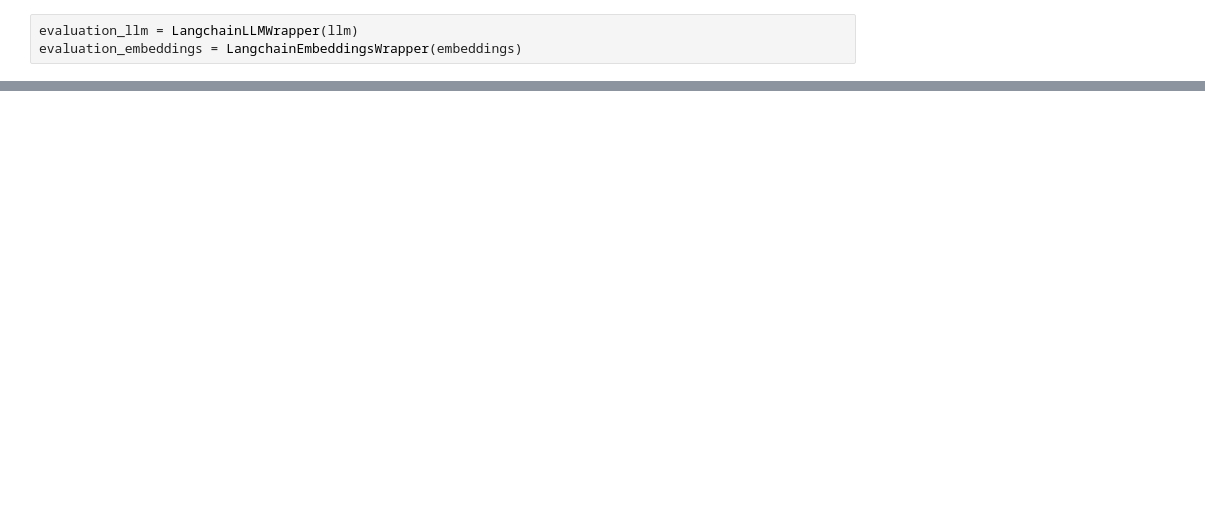
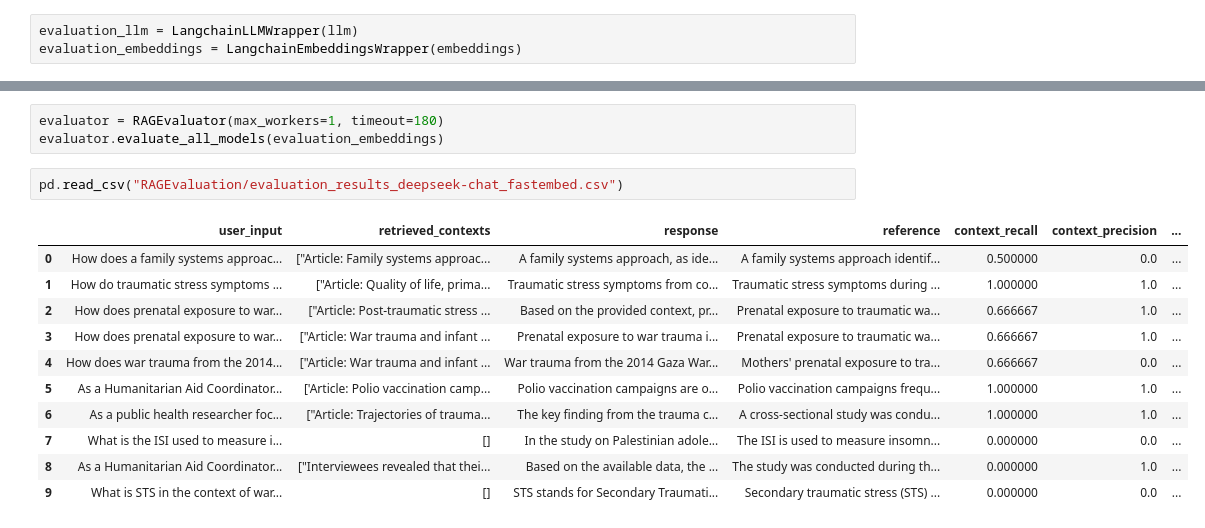
Before and after one commit to Chrisolande/MedReportAI, a Jupyter notebook: iterations.ipynb, the cells around one changed output, grey strips where cells are left out. Saved outputs shown, nothing was run; the diff lists cells and outputs as text; blank space fills up the shorter version.

Commit message:
add evaluation code

```diff
--- a/iterations.ipynb
+++ b/iterations.ipynb
@@ -605,0 +671,17 @@ df["user_input"][0]
+# %%
+evaluator = RAGEvaluator(max_workers=1, timeout=180)
+evaluator.evaluate_all_models(evaluation_embeddings)
+# %%
+pd.read_csv("RAGEvaluation/evaluation_results_deepseek-chat_fastembed.csv")
+# %% [output]
+|  | user_input | retrieved_contexts | response | reference | context_recall | context_precision | ... |
+| 0 | How does a family systems approac... | ["Article: Family systems approac... | A family systems approach, as ide... | A family systems approach identif... | 0.500000 | 0.0 | ... |
+| 1 | How do traumatic stress symptoms ... | ["Article: Quality of life, prima... | Traumatic stress symptoms from co... | Traumatic stress symptoms during ... | 1.000000 | 1.0 | ... |
+| 2 | How does prenatal exposure to war... | ["Article: Post-traumatic stress ... | Based on the provided context, pr... | Prenatal exposure to traumatic wa... | 0.666667 | 1.0 | ... |
+| 3 | How does prenatal exposure to war... | ["Article: War trauma and infant ... | Prenatal exposure to war trauma i... | Prenatal exposure to traumatic wa... | 0.666667 | 1.0 | ... |
+| 4 | How does war trauma from the 2014... | ["Article: War trauma and infant ... | War trauma from the 2014 Gaza War... | Mothers' prenatal exposure to tra... | 0.666667 | 0.0 | ... |
+| 5 | As a Humanitarian Aid Coordinator... | ['Article: Polio vaccination camp... | Polio vaccination campaigns are o... | Polio vaccination campaigns frequ... | 1.000000 | 1.0 | ... |
+| 6 | As a public health researcher foc... | ["Article: Trajectories of trauma... | The key finding from the trauma c... | A cross-sectional study was condu... | 1.000000 | 1.0 | ... |
+| 7 | What is the ISI used to measure i... | [] | In the study on Palestinian adole... | The ISI is used to measure insomn... | 0.000000 | 0.0 | ... |
+| 8 | As a Humanitarian Aid Coordinator... | ["Interviewees revealed that thei... | Based on the available data, the ... | The study was conducted during th... | 0.000000 | 1.0 | ... |
+| 9 | What is STS in the context of war... | [] | STS stands for Secondary Traumati... | Secondary traumatic stress (STS) ... | 0.000000 | 0.0 | ... |
```
Also changed, not shown: parts of 8 cells of this notebook.
